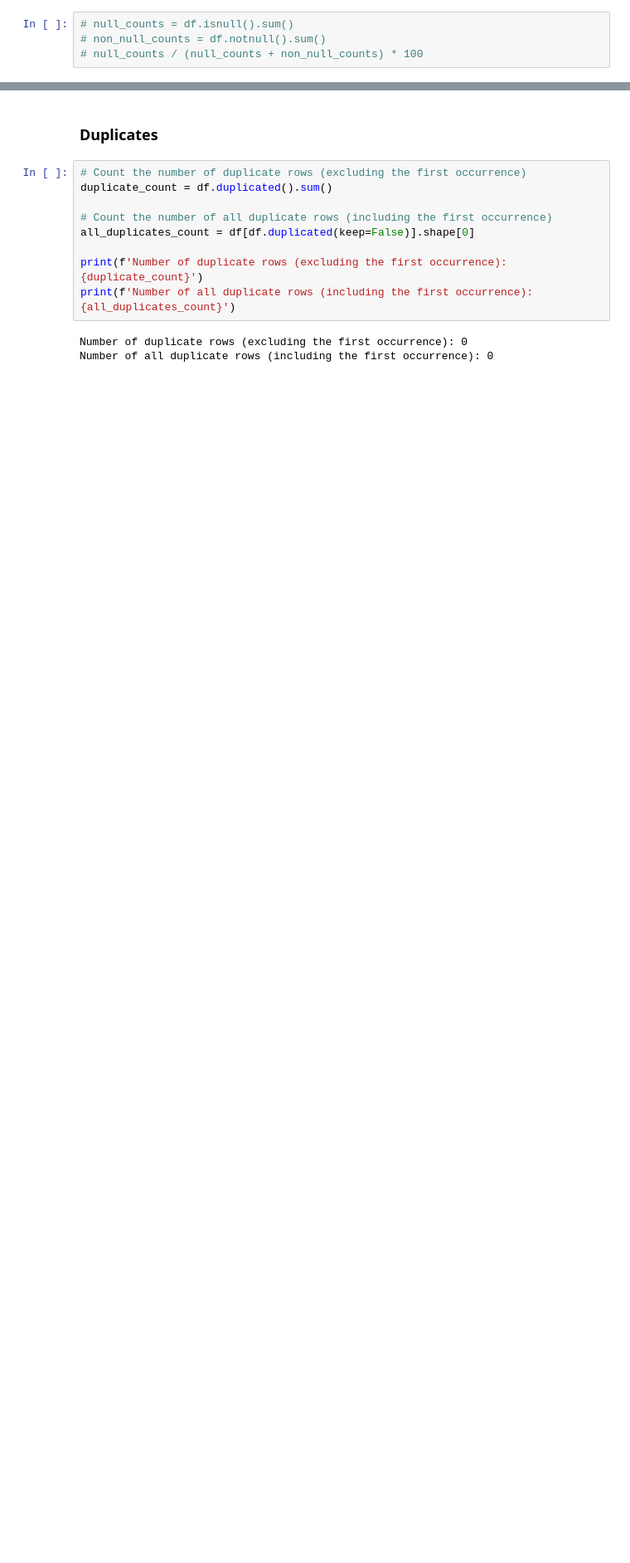
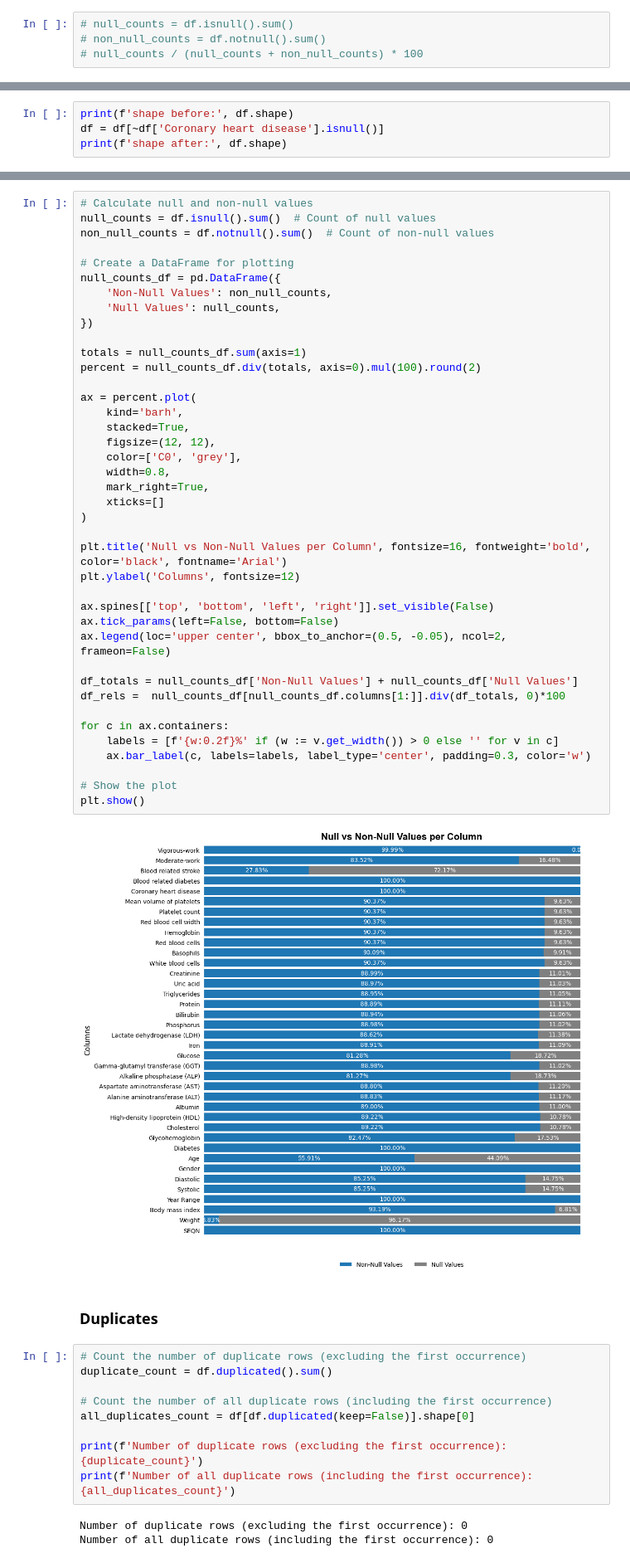
Before and after one commit to patsals/CHD-adversarial-nn, a Jupyter notebook: eda.ipynb, the cells around one changed output, grey strips where cells are left out. Shown: that part at 83% size. Cells and saved outputs as stored; diff of their text form; blank space fills up the shorter version.

```diff
--- a/eda.ipynb
+++ b/eda.ipynb
@@ -126,0 +129,4 @@ plt.show()
+# %%
+print(f'shape before:', df.shape)
+df = df[~df['Coronary heart disease'].isnull()]
+print(f'shape after:', df.shape)
@@ -127,3 +136,45 @@ plt.show()
+# %%
+# Calculate null and non-null values
+null_counts = df.isnull().sum()  # Count of null values
+non_null_counts = df.notnull().sum()  # Count of non-null values
+
+# Create a DataFrame for plotting
+null_counts_df = pd.DataFrame({
+    'Non-Null Values': non_null_counts,
+    'Null Values': null_counts,
+})
+
+totals = null_counts_df.sum(axis=1)
+percent = null_counts_df.div(totals, axis=0).mul(100).round(2)
+
+ax = percent.plot(
+    kind='barh',
+    stacked=True,
+    figsize=(12, 12),
+    color=['C0', 'grey'],
+    width=0.8,
+    mark_right=True,
+    xticks=[]
+)
+
+plt.title('Null vs Non-Null Values per Column', fontsize=16, fontweight='bold', color='black', fontname='Arial')
+plt.ylabel('Columns', fontsize=12)
+
+ax.spines[['top', 'bottom', 'left', 'right']].set_visible(False)
+ax.tick_params(left=False, bottom=False)
+ax.legend(loc='upper center', bbox_to_anchor=(0.5, -0.05), ncol=2, frameon=False)
+
+df_totals = null_counts_df['Non-Null Values'] + null_counts_df['Null Values']
+df_rels =  null_counts_df[null_counts_df.columns[1:]].div(df_totals, 0)*100
+
+for c in ax.containers:
+    labels = [f'{w:0.2f}%' if (w := v.get_width()) > 0 else '' for v in c]
+    ax.bar_label(c, labels=labels, label_type='center', padding=0.3, color='w')
+
+# Show the plot
+plt.show()
+# %% [output]
+[figure, added]
 # %% [markdown]
 ### Duplicates
 # %%
```
Also changed, not shown: parts of 10 cells of this notebook, 3 other files.
